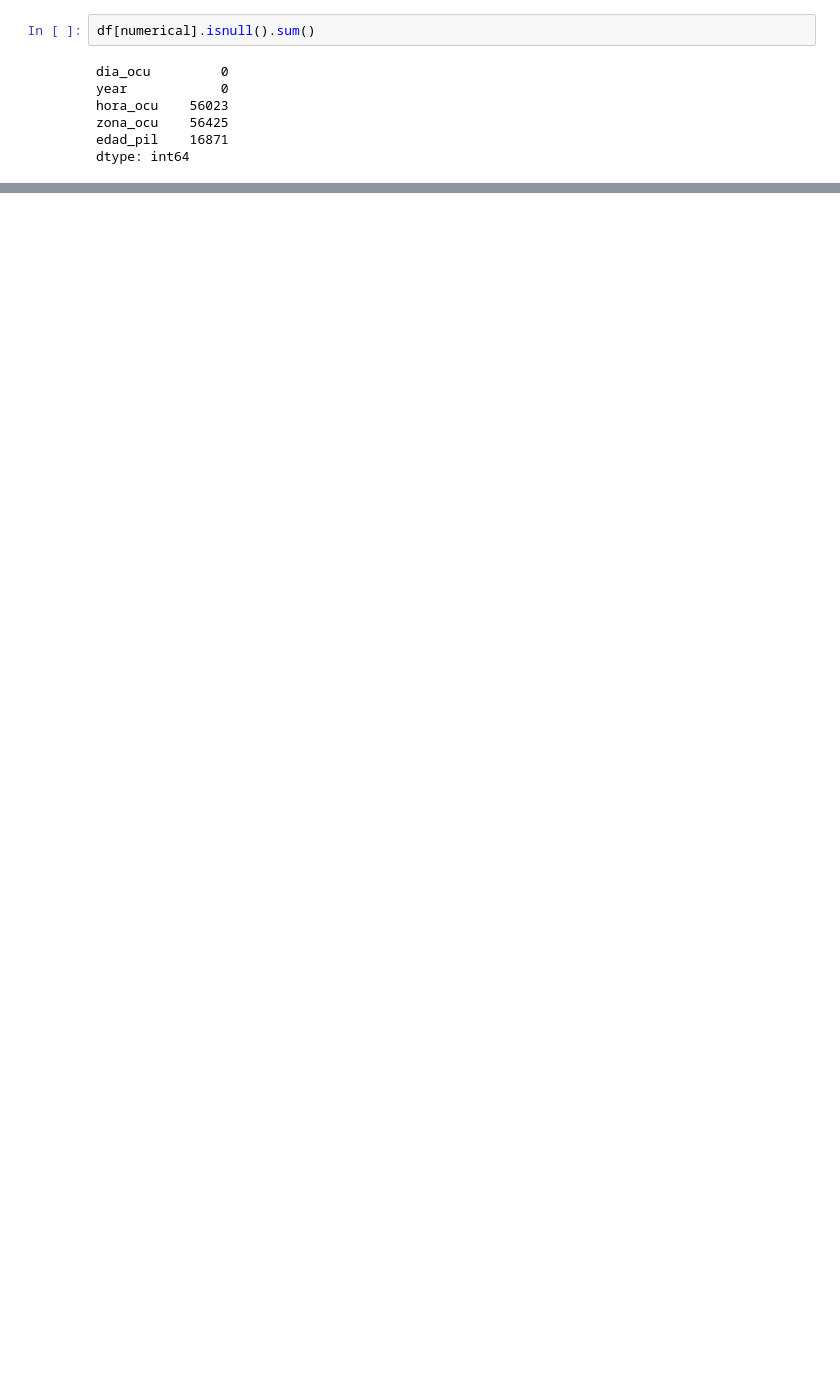
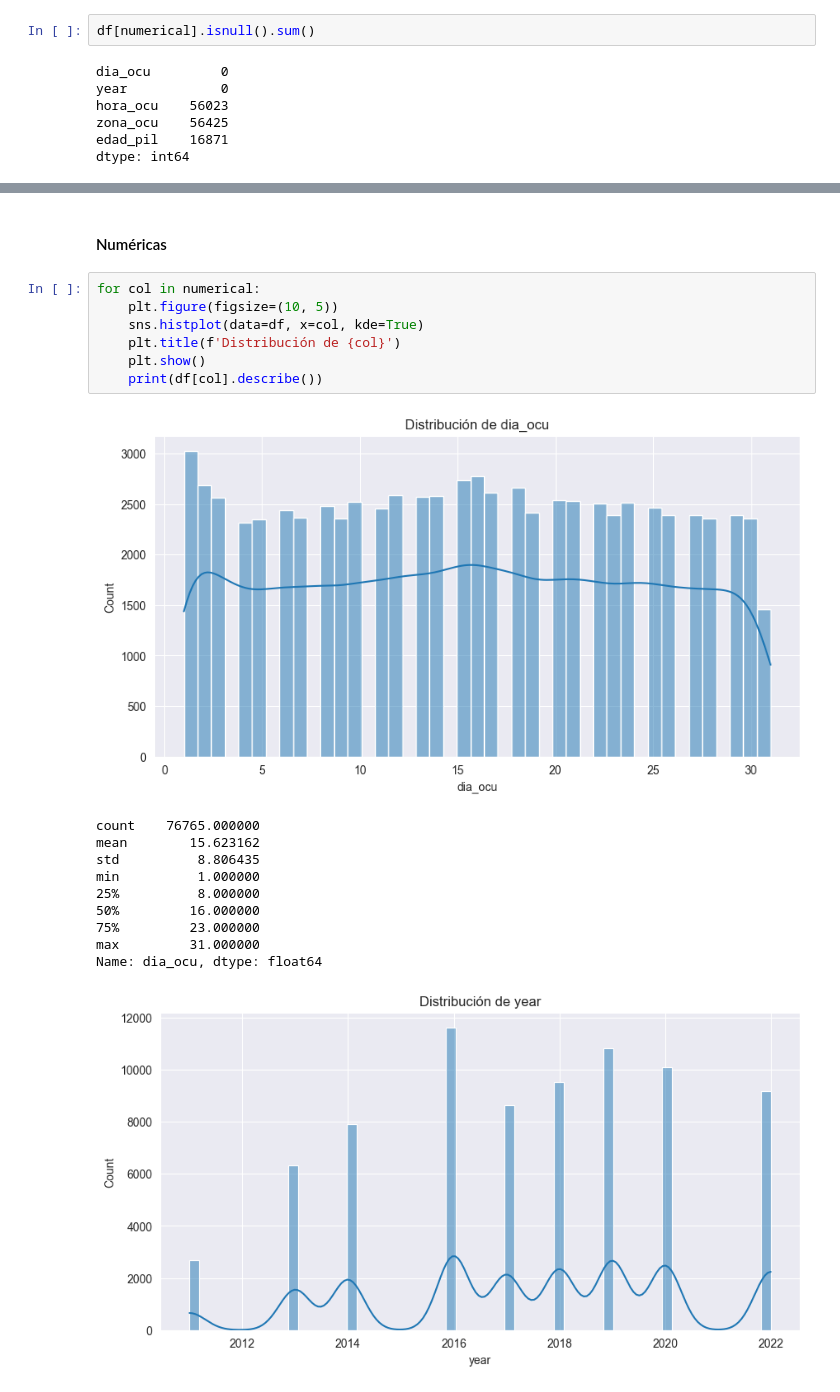
Before and after one commit to FranzCastillo/DM-Car-Incidents-in-GT-Analysis, a Jupyter notebook: Analysis.ipynb, the cells around one changed output, grey strips where cells are left out. Drawn from its saved outputs; the diff is of its cells as text; blank space fills up the shorter version.

```diff
--- a/Analysis.ipynb
+++ b/Analysis.ipynb
@@ -249,0 +324,21 @@ df['edad_pil'] = df['edad_pil'].fillna(df['edad_pil'].median())
+# %% [markdown]
+#### Numéricas
+# %%
+for col in numerical:
+    plt.figure(figsize=(10, 5))
+    sns.histplot(data=df, x=col, kde=True)
+    plt.title(f'Distribución de {col}')
+    plt.show()
+    print(df[col].describe())
+# %% [output]
+[figure, added]
+count    76765.000000
+mean        15.623162
+std          8.806435
+min          1.000000
+25%          8.000000
+50%         16.000000
+75%         23.000000
+max         31.000000
+Name: dia_ocu, dtype: float64
+[figure, added]
```
Also changed, not shown: parts of 8 cells of this notebook.
